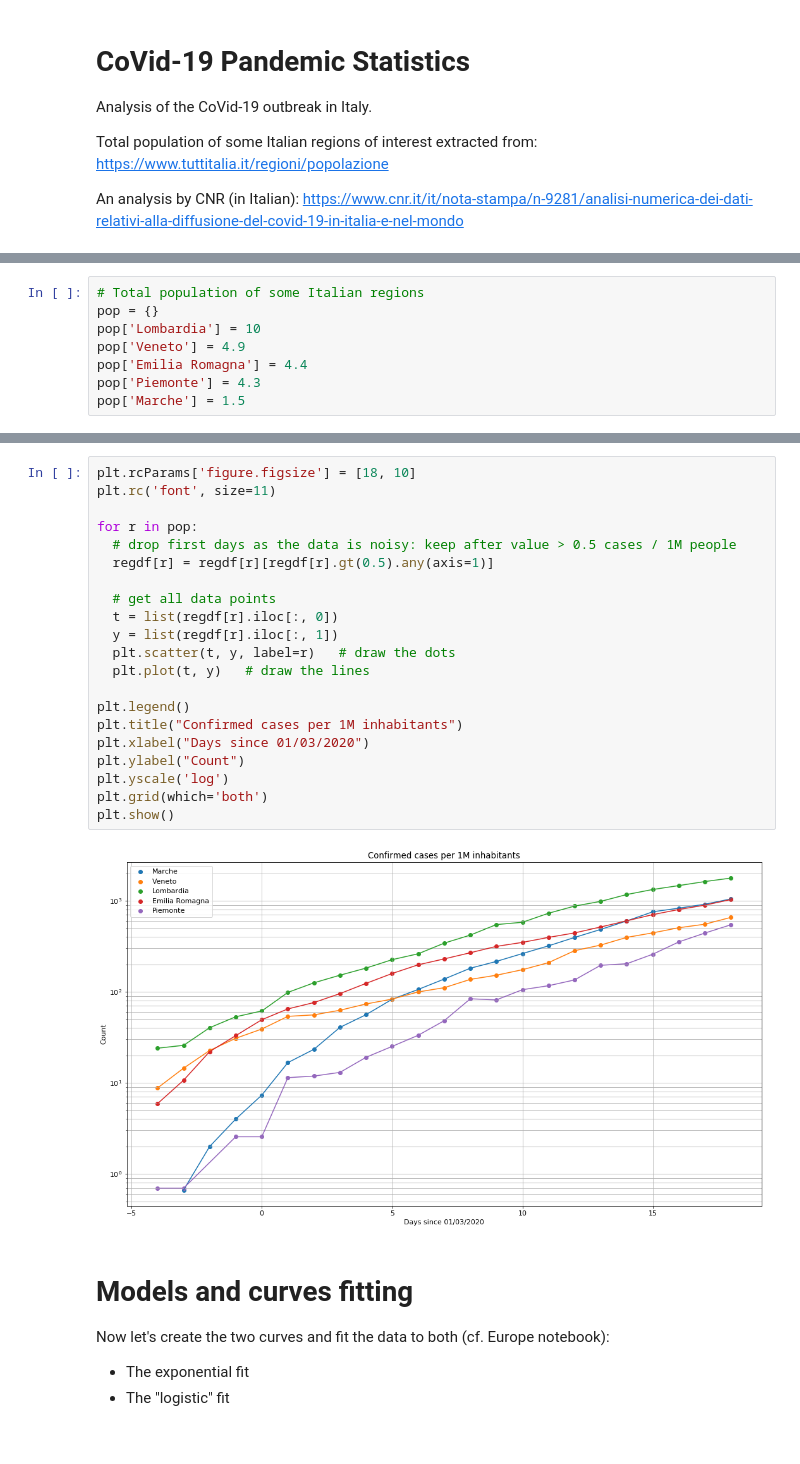
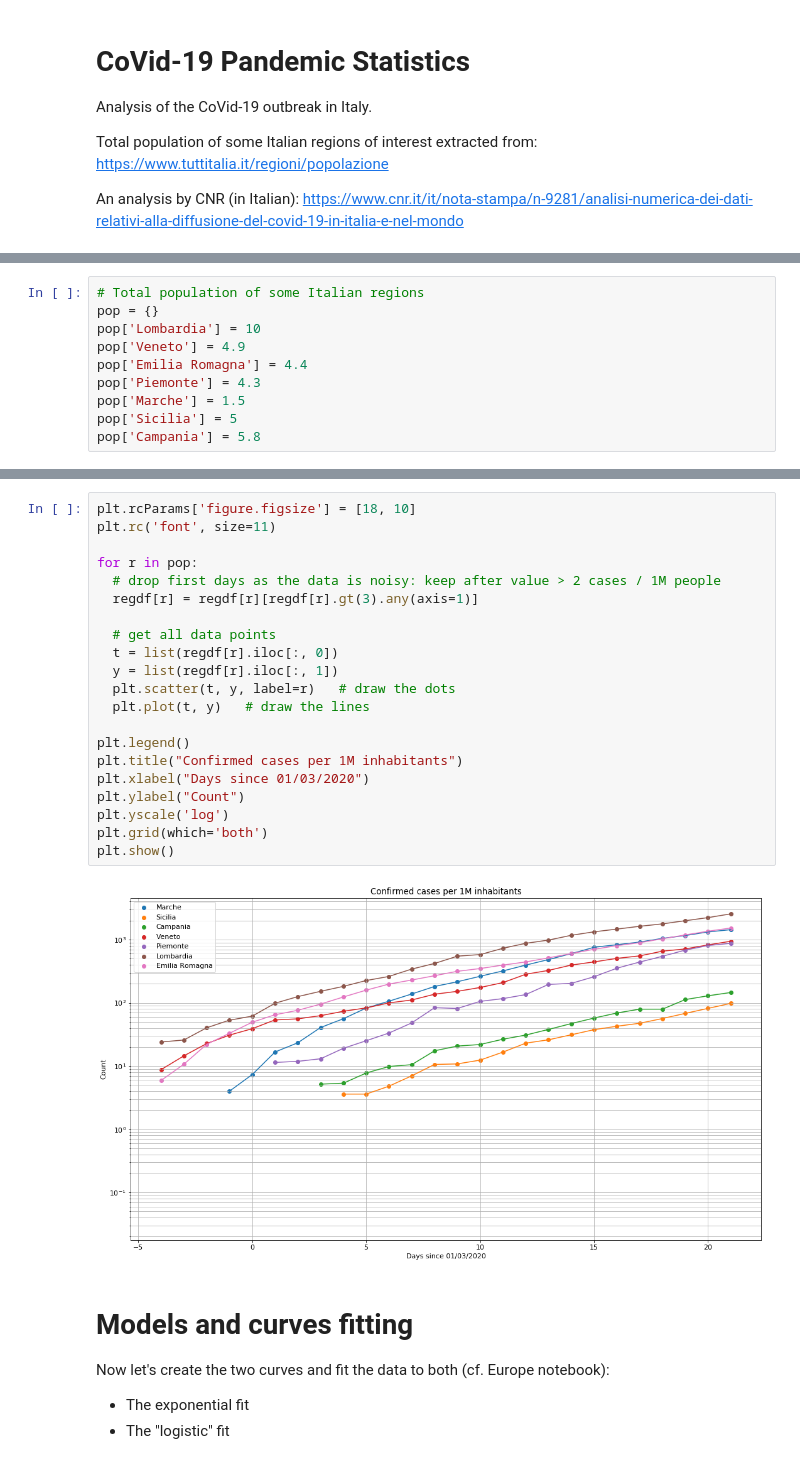
Before and after one commit to glpatcern/inotebooks, a Jupyter notebook: ITP/BigDataCovidSmartLecture/CoVid-19 in Italy.ipynb, the cells around one changed output, grey strips where cells are left out. Cells and saved outputs as stored; diff of their text form.

```diff
--- a/ITP/BigDataCovidSmartLecture/CoVid-19 in Italy.ipynb
+++ b/ITP/BigDataCovidSmartLecture/CoVid-19 in Italy.ipynb
@@ -22,6 +23,8 @@ pop['Veneto'] = 4.9
 pop['Emilia Romagna'] = 4.4
 pop['Piemonte'] = 4.3
 pop['Marche'] = 1.5
+pop['Sicilia'] = 5
+pop['Campania'] = 5.8
 # %%
 # This is the Github repo with the Italian detailed data
 url = 'https://raw.githubusercontent.com/pcm-dpc/COVID-19/master/dati-province/dpc-covid19-ita-province.csv'
@@ -97,26 +100,26 @@ regdf['Lombardia']
 # %%
 plt.rcParams['figure.figsize'] = [18, 10]
 plt.rc('font', size=11)
 
 for r in pop:
-  # drop first days as the data is noisy: keep after value > 0.5 cases / 1M people
-  regdf[r] = regdf[r][regdf[r].gt(0.5).any(axis=1)]
+  # drop first days as the data is noisy: keep after value > 2 cases / 1M people
+  regdf[r] = regdf[r][regdf[r].gt(3).any(axis=1)]
 
   # get all data points
   t = list(regdf[r].iloc[:, 0])
   y = list(regdf[r].iloc[:, 1])
   plt.scatter(t, y, label=r)   # draw the dots
   plt.plot(t, y)   # draw the lines
 
 plt.legend()
 plt.title("Confirmed cases per 1M inhabitants")
 plt.xlabel("Days since 01/03/2020")
 plt.ylabel("Count")
 plt.yscale('log')
 plt.grid(which='both')
 plt.show()
 # %% [output]
-[figure, old version]
+[figure, new version]
 # %% [markdown]
 # Models and curves fitting
 
```
Also changed, not shown: parts of 7 cells of this notebook.
